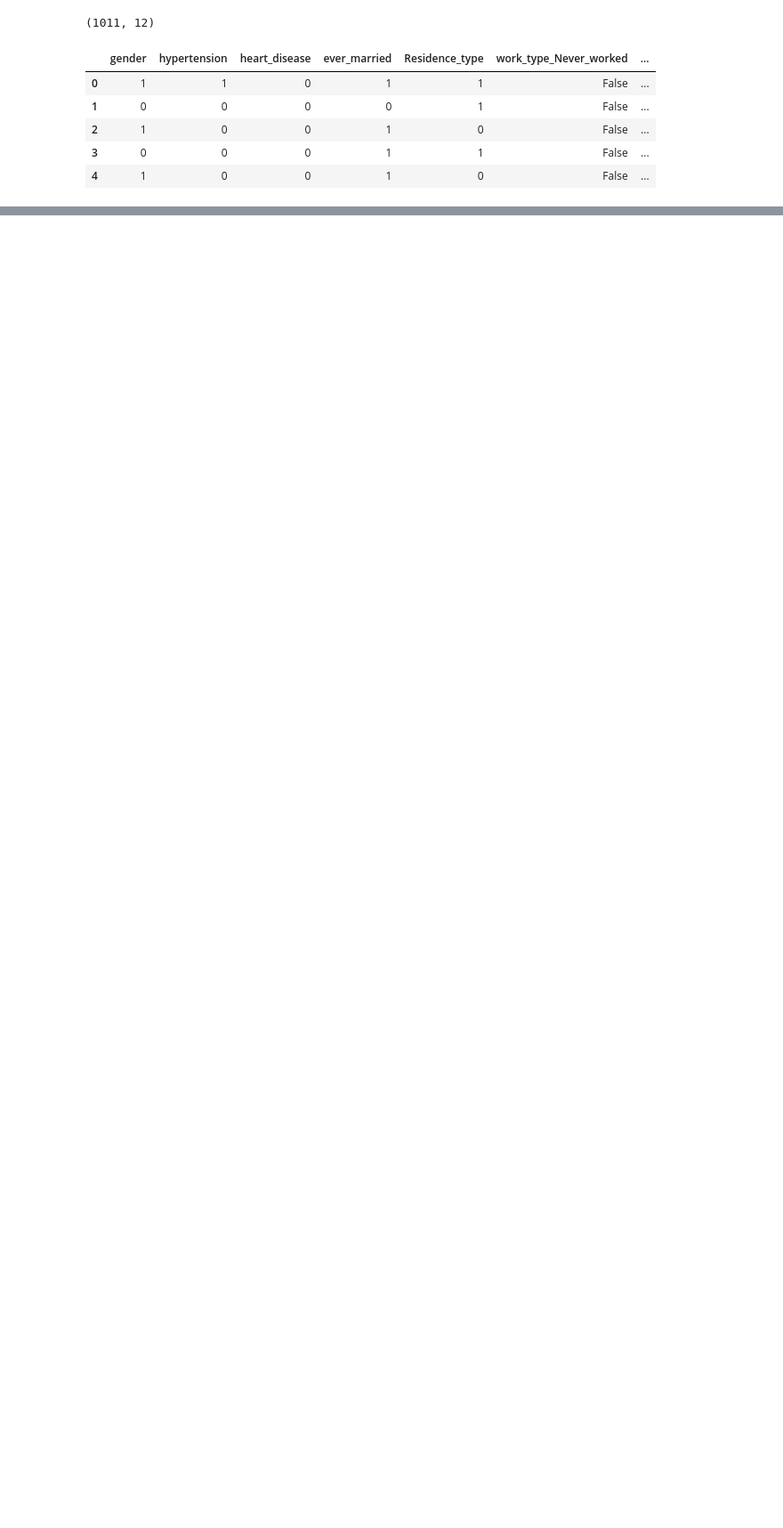
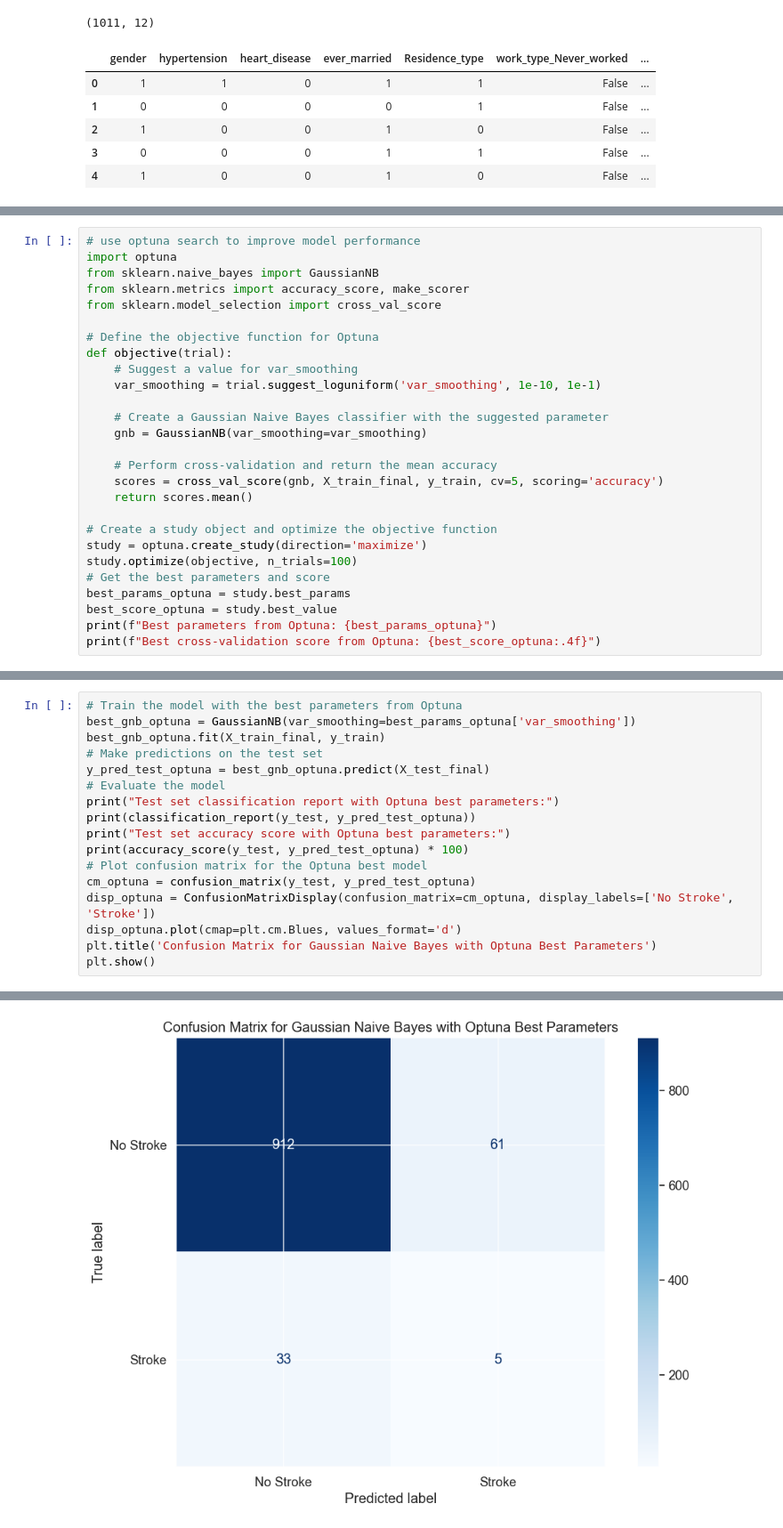
Before and after one commit to marwannour1/stroke_prediction, a Jupyter notebook: main.ipynb, the cells around one changed output, grey strips where cells are left out. Shown at 89% size. Saved outputs shown, nothing was run; the diff lists cells and outputs as text; blank space fills up the shorter version.

```diff
--- a/main.ipynb
+++ b/main.ipynb
@@ -967,0 +1072,27 @@ display(X_test_final.head())
+# %%
+# use optuna search to improve model performance
+import optuna
+from sklearn.naive_bayes import GaussianNB
+from sklearn.metrics import accuracy_score, make_scorer
+from sklearn.model_selection import cross_val_score
+
+# Define the objective function for Optuna
+def objective(trial):
+    # Suggest a value for var_smoothing
+    var_smoothing = trial.suggest_loguniform('var_smoothing', 1e-10, 1e-1)
+
+    # Create a Gaussian Naive Bayes classifier with the suggested parameter
+    gnb = GaussianNB(var_smoothing=var_smoothing)
+
+    # Perform cross-validation and return the mean accuracy
+    scores = cross_val_score(gnb, X_train_final, y_train, cv=5, scoring='accuracy')
+    return scores.mean()
+
+# Create a study object and optimize the objective function
+study = optuna.create_study(direction='maximize')
+study.optimize(objective, n_trials=100)
+# Get the best parameters and score
+best_params_optuna = study.best_params
+best_score_optuna = study.best_value
+print(f"Best parameters from Optuna: {best_params_optuna}")
+print(f"Best cross-validation score from Optuna: {best_score_optuna:.4f}")
@@ -967,0 +1119,18 @@ display(X_test_final.head())
+# %%
+# Train the model with the best parameters from Optuna
+best_gnb_optuna = GaussianNB(var_smoothing=best_params_optuna['var_smoothing'])
+best_gnb_optuna.fit(X_train_final, y_train)
+# Make predictions on the test set
+y_pred_test_optuna = best_gnb_optuna.predict(X_test_final)
+# Evaluate the model
+print("Test set classification report with Optuna best parameters:")
+print(classification_report(y_test, y_pred_test_optuna))
+print("Test set accuracy score with Optuna best parameters:")
+print(accuracy_score(y_test, y_pred_test_optuna) * 100)
+# Plot confusion matrix for the Optuna best model
+cm_optuna = confusion_matrix(y_test, y_pred_test_optuna)
+disp_optuna = ConfusionMatrixDisplay(confusion_matrix=cm_optuna, display_labels=['No Stroke', 'Stroke'])
+disp_optuna.plot(cmap=plt.cm.Blues, values_format='d')
+plt.title('Confusion Matrix for Gaussian Naive Bayes with Optuna Best Parameters')
+plt.show()
+# %% [output]
@@ -967,0 +1149 @@ display(X_test_final.head())
+[figure, added]
```
Also changed, not shown: parts of 12 cells of this notebook.
